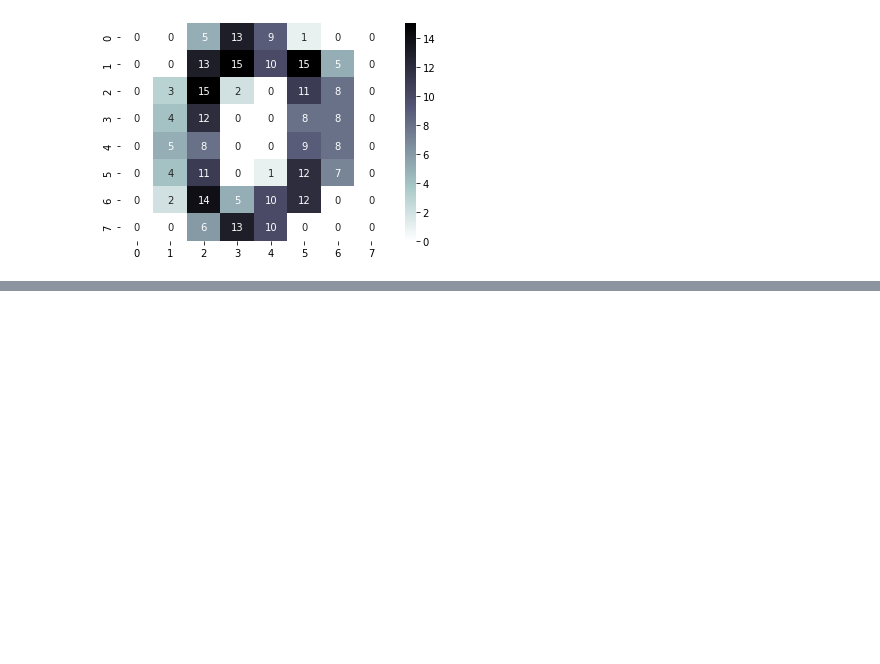
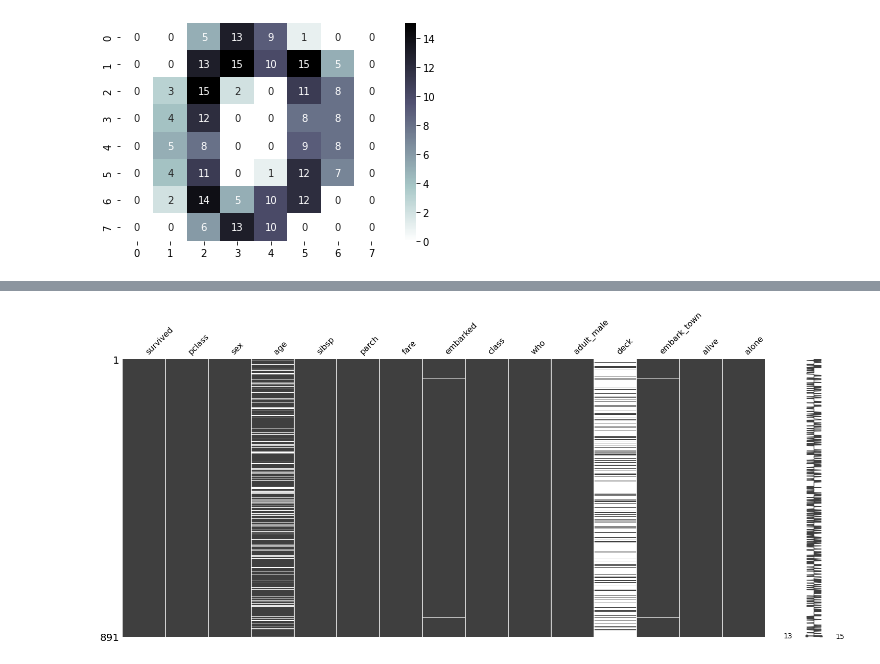
Before and after one commit to chi-hun/datascienceschool, a Jupyter notebook: datascienceschool.ipynb, the cells around one changed output, grey strips where cells are left out. Saved outputs shown, nothing was run; the diff lists cells and outputs as text; code cells hidden in the pictures; blank space fills up the shorter version.

```diff
--- a/datascienceschool.ipynb
+++ b/datascienceschool.ipynb
@@ -387,0 +458,6 @@ plt.show()
+# %%
+titanic = sns.load_dataset('titanic')
+msno.matrix(titanic)
+plt.show()
+# %% [output]
+[figure, added]
```
Also changed, not shown: parts of 9 cells of this notebook.
